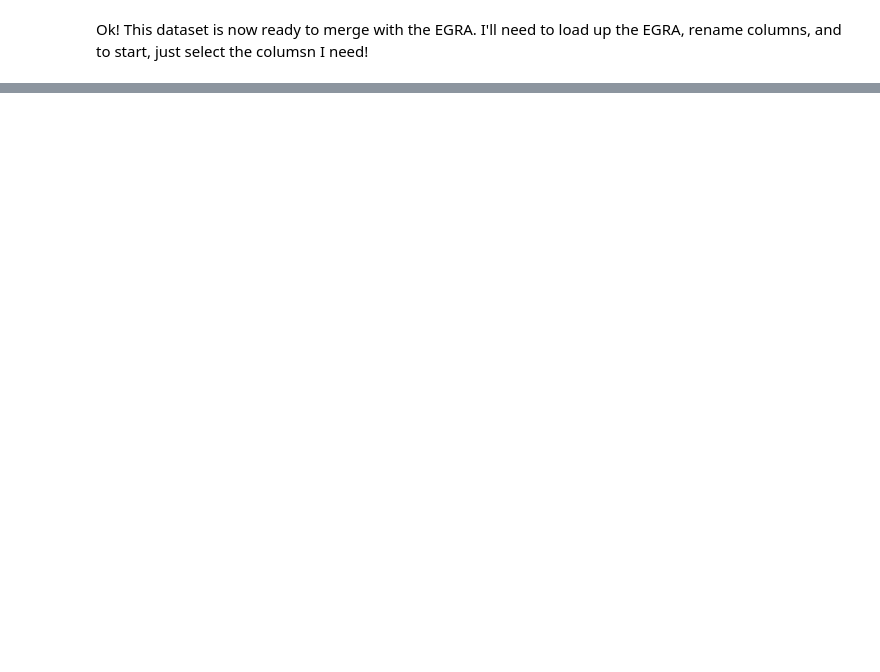
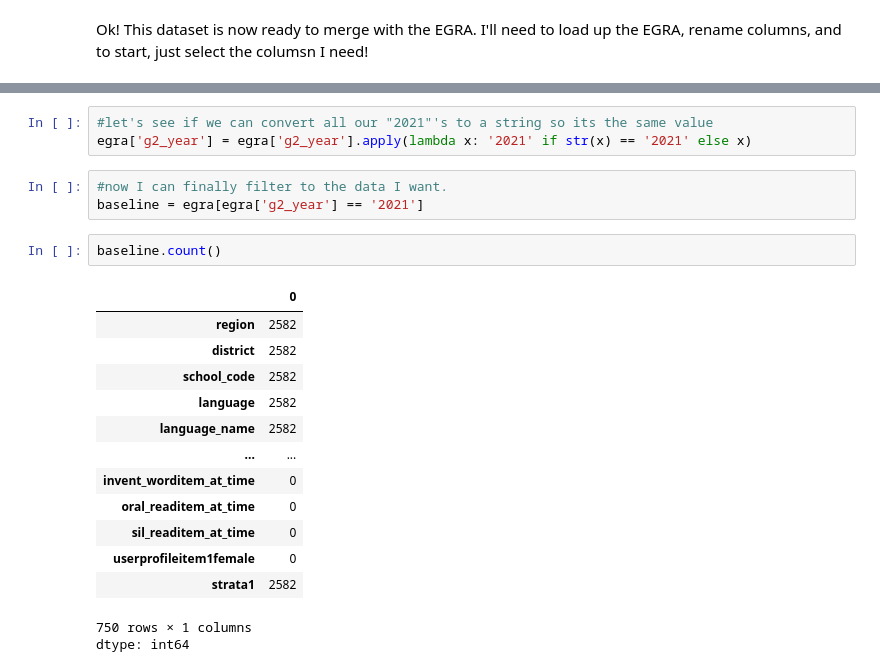
Before and after one commit to Jonchyk/Vis, a Jupyter notebook: PS1_vis_.ipynb, the cells around one changed output, grey strips where cells are left out. Cells and saved outputs as stored; diff of their text form; blank space fills up the shorter version.

```diff
--- a/PS1_vis_.ipynb
+++ b/PS1_vis_.ipynb
@@ -556,0 +588,23 @@ Ok! This dataset is now ready to merge with the EGRA. I'll need to load up the E
+# %%
+#let's see if we can convert all our "2021"'s to a string so its the same value
+egra['g2_year'] = egra['g2_year'].apply(lambda x: '2021' if str(x) == '2021' else x)
+# %%
+#now I can finally filter to the data I want.
+baseline = egra[egra['g2_year'] == '2021']
+# %%
+baseline.count()
+# %% [output]
+|  | 0 |
+| region | 2582 |
+| district | 2582 |
+| school_code | 2582 |
+| language | 2582 |
+| language_name | 2582 |
+| ... | ... |
+| invent_worditem_at_time | 0 |
+| oral_readitem_at_time | 0 |
+| sil_readitem_at_time | 0 |
+| userprofileitem1female | 0 |
+| strata1 | 2582 |
+750 rows × 1 columns
+dtype: int64
```
Also changed, not shown: parts of 11 cells of this notebook.
